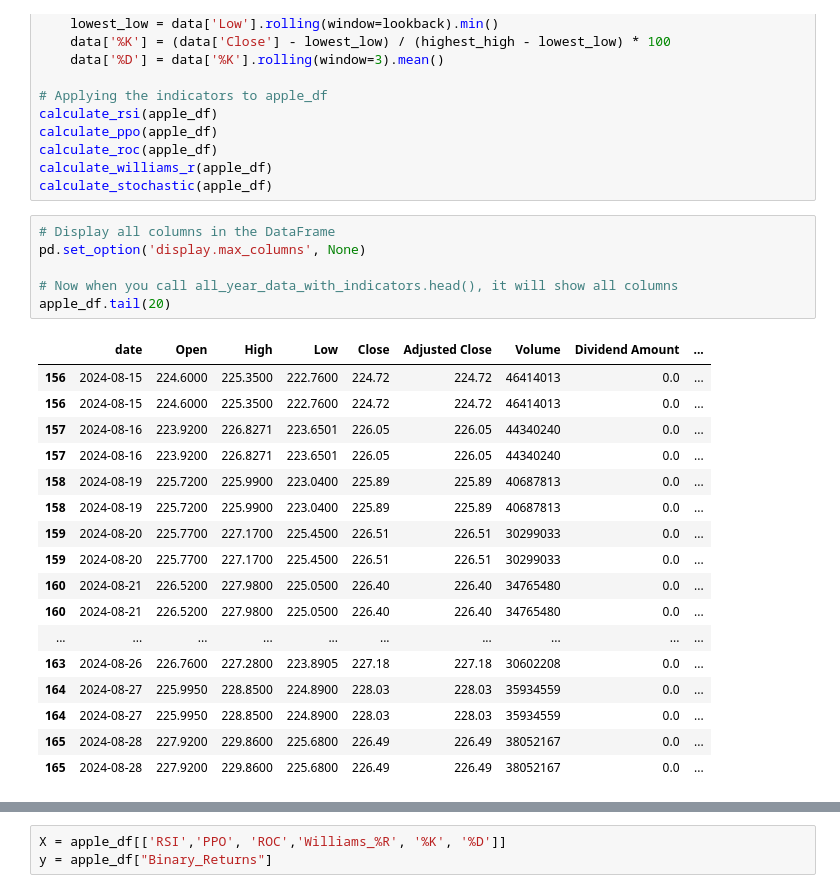
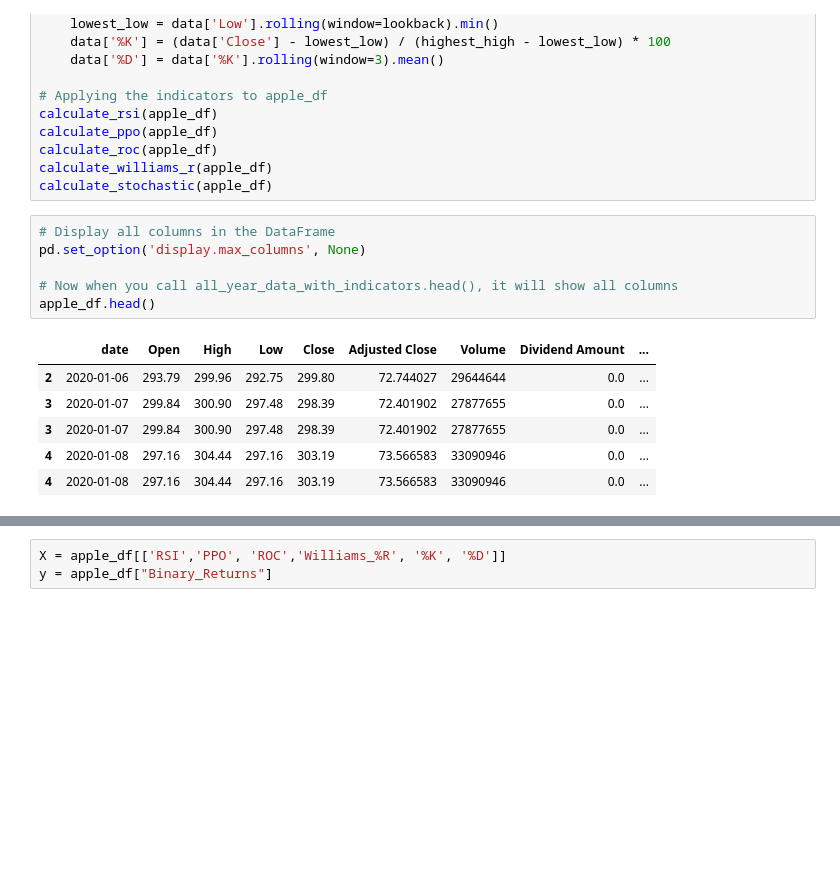
Before and after one commit to ronaldsheaks/Project_2_StockMrkt_ML, a Jupyter notebook: ALL_YEAR_DATA - Copy.ipynb, the cells around one changed output, grey strips where cells are left out. Cells and saved outputs as stored; diff of their text form; blank space fills up the shorter version.

```diff
--- a/ALL_YEAR_DATA - Copy.ipynb
+++ b/ALL_YEAR_DATA - Copy.ipynb
@@ -172,24 +172,13 @@ calculate_stochastic(apple_df)
 # %%
 # Display all columns in the DataFrame
 pd.set_option('display.max_columns', None)
 
 # Now when you call all_year_data_with_indicators.head(), it will show all columns
-apple_df.tail(20)
+apple_df.head()
 # %% [output]
 |  | date | Open | High | Low | Close | Adjusted Close | Volume | Dividend Amount | ... |
-| 156 | 2024-08-15 | 224.6000 | 225.3500 | 222.7600 | 224.72 | 224.72 | 46414013 | 0.0 | ... |
-| 156 | 2024-08-15 | 224.6000 | 225.3500 | 222.7600 | 224.72 | 224.72 | 46414013 | 0.0 | ... |
-| 157 | 2024-08-16 | 223.9200 | 226.8271 | 223.6501 | 226.05 | 226.05 | 44340240 | 0.0 | ... |
-| 157 | 2024-08-16 | 223.9200 | 226.8271 | 223.6501 | 226.05 | 226.05 | 44340240 | 0.0 | ... |
-| 158 | 2024-08-19 | 225.7200 | 225.9900 | 223.0400 | 225.89 | 225.89 | 40687813 | 0.0 | ... |
-| 158 | 2024-08-19 | 225.7200 | 225.9900 | 223.0400 | 225.89 | 225.89 | 40687813 | 0.0 | ... |
-| 159 | 2024-08-20 | 225.7700 | 227.1700 | 225.4500 | 226.51 | 226.51 | 30299033 | 0.0 | ... |
-| 159 | 2024-08-20 | 225.7700 | 227.1700 | 225.4500 | 226.51 | 226.51 | 30299033 | 0.0 | ... |
-| 160 | 2024-08-21 | 226.5200 | 227.9800 | 225.0500 | 226.40 | 226.40 | 34765480 | 0.0 | ... |
-| 160 | 2024-08-21 | 226.5200 | 227.9800 | 225.0500 | 226.40 | 226.40 | 34765480 | 0.0 | ... |
-| ... | ... | ... | ... | ... | ... | ... | ... | ... | ... |
-| 163 | 2024-08-26 | 226.7600 | 227.2800 | 223.8905 | 227.18 | 227.18 | 30602208 | 0.0 | ... |
-| 164 | 2024-08-27 | 225.9950 | 228.8500 | 224.8900 | 228.03 | 228.03 | 35934559 | 0.0 | ... |
-| 164 | 2024-08-27 | 225.9950 | 228.8500 | 224.8900 | 228.03 | 228.03 | 35934559 | 0.0 | ... |
-| 165 | 2024-08-28 | 227.9200 | 229.8600 | 225.6800 | 226.49 | 226.49 | 38052167 | 0.0 | ... |
-| 165 | 2024-08-28 | 227.9200 | 229.8600 | 225.6800 | 226.49 | 226.49 | 38052167 | 0.0 | ... |
+| 2 | 2020-01-06 | 293.79 | 299.96 | 292.75 | 299.80 | 72.744027 | 29644644 | 0.0 | ... |
+| 3 | 2020-01-07 | 299.84 | 300.90 | 297.48 | 298.39 | 72.401902 | 27877655 | 0.0 | ... |
+| 3 | 2020-01-07 | 299.84 | 300.90 | 297.48 | 298.39 | 72.401902 | 27877655 | 0.0 | ... |
+| 4 | 2020-01-08 | 297.16 | 304.44 | 297.16 | 303.19 | 73.566583 | 33090946 | 0.0 | ... |
+| 4 | 2020-01-08 | 297.16 | 304.44 | 297.16 | 303.19 | 73.566583 | 33090946 | 0.0 | ... |
```
Also changed, not shown: parts of 38 cells of this notebook.
